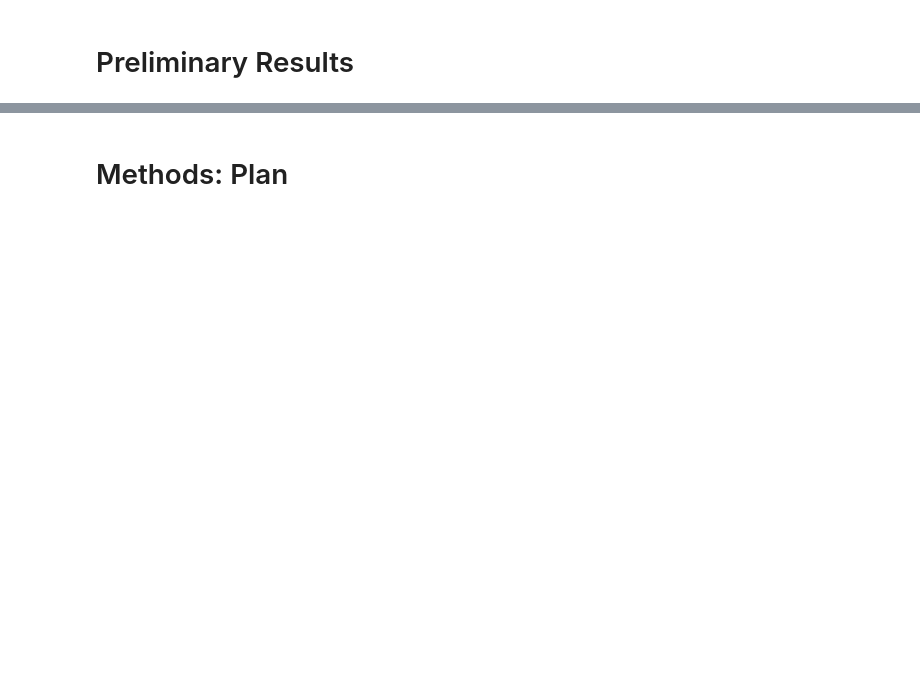
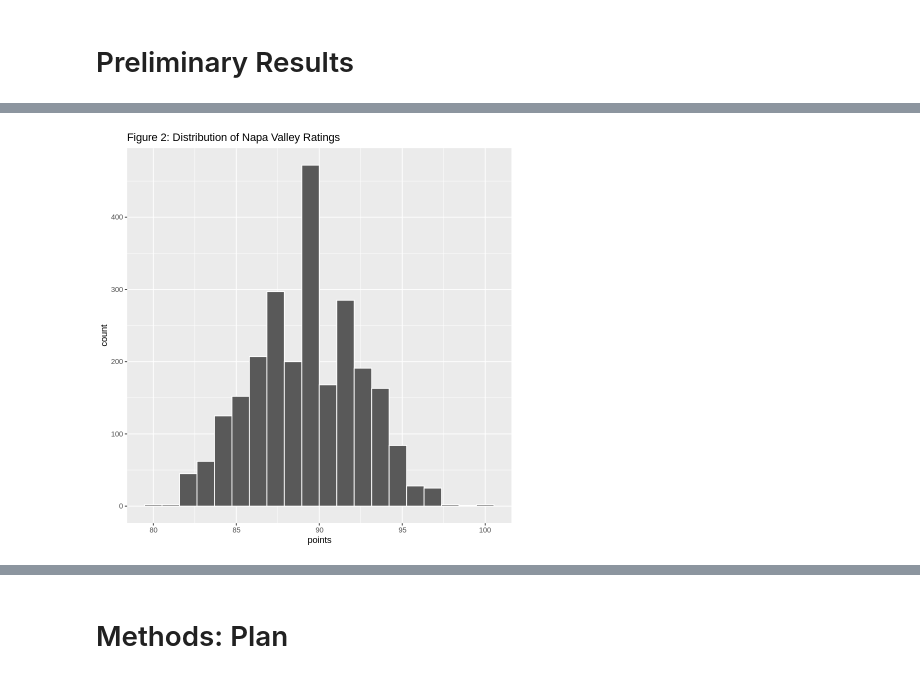
Before and after one commit to a-kong/stat201_project, a Jupyter notebook: proposal.ipynb, the cells around one changed output, grey strips where cells are left out. Drawn from its saved outputs; the diff is of its cells as text; code cells hidden in the pictures; blank space fills up the shorter version.

```diff
--- a/proposal.ipynb
+++ b/proposal.ipynb
@@ -131,0 +128,9 @@ cabernet_plot
+# %%
+nv_plot <- cs_wine %>%
+        filter(region_1 == "Napa Valley") %>%
+        ggplot() +
+        geom_histogram(aes(x = points), colour = "white", bins = 20) +
+        labs(title = "Figure 2: Distribution of Napa Valley Ratings")
+nv_plot
+# %% [output]
+[figure, added]
```
Also changed, not shown: parts of 24 cells of this notebook.
